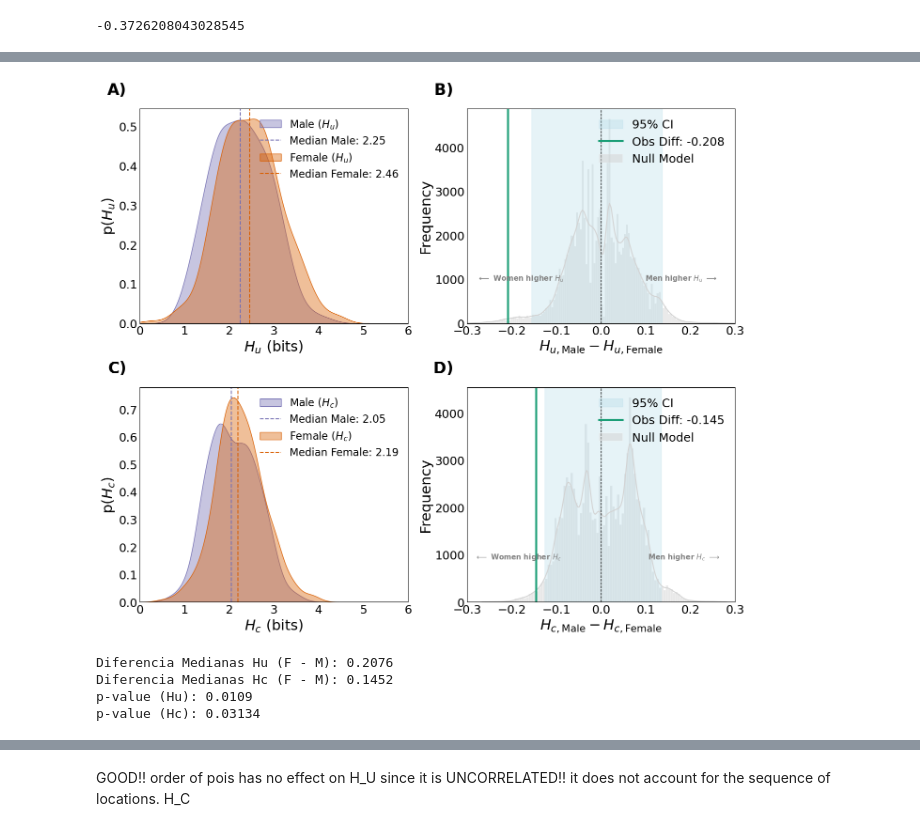
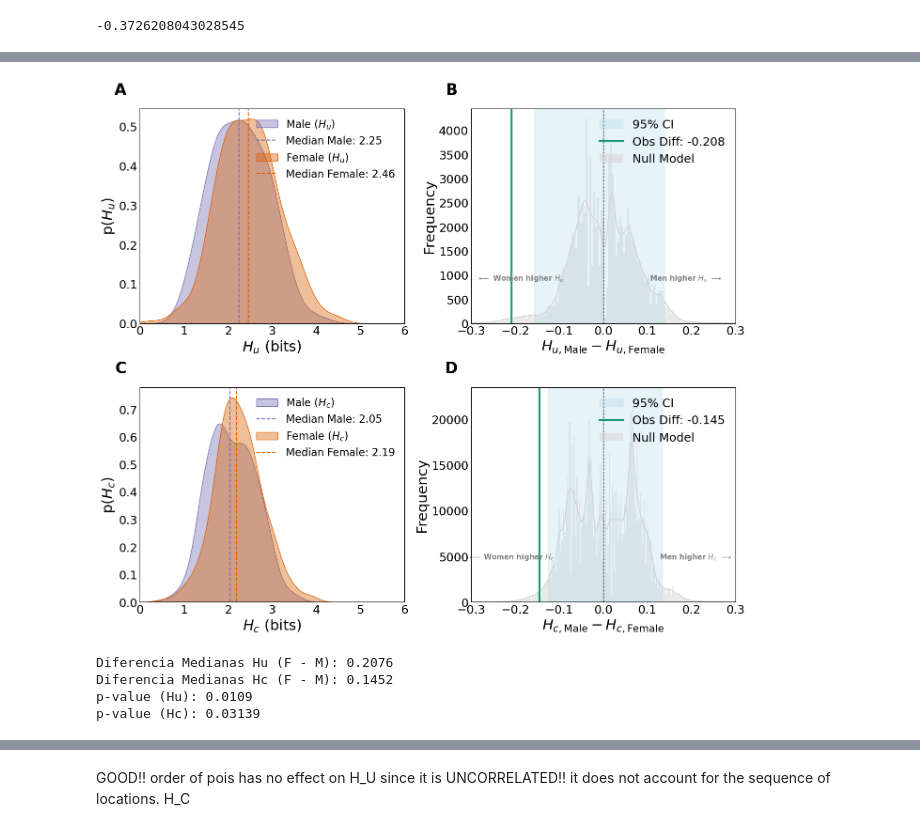
Before and after one commit to annaszymanskicortes/MScThesis_mobilityanalysis, a Jupyter notebook: null_model.ipynb, the cells around one changed output, grey strips where cells are left out. Cells and saved outputs as stored; diff of their text form; code cells hidden in the pictures.

```diff
--- a/null_model.ipynb
+++ b/null_model.ipynb
@@ -350,7 +350,7 @@ p_val_hu = np.mean(np.abs(null_diffs_hu) >= np.abs(obs_diff_hu))
 # Simulación Modelo Nulo H_c
 obs_diff_hc = -0.1452232917105456
 null_diffs_hc = []
-for _ in range(100000):
+for _ in range(1000000):
     shuffled_genders = np.random.permutation(original_genders)
     m_med = np.median(hc_values[shuffled_genders == 0])
     f_med = np.median(hc_values[shuffled_genders == 1])
@@ -478,7 +478,7 @@ axs[0, 0].set_ylabel('p($H_u$)', fontsize=22)
 axs[0, 0].legend(frameon=False, fontsize=16, loc='upper right')
 axs[0, 0].tick_params(axis='both', direction='in', length=0, labelsize=18)
 axs[0, 0].set_xlim(0, 6)
-axs[0, 0].text(transform=axs[0, 0].transAxes, s="A)", **label_opts)
+axs[0, 0].text(transform=axs[0, 0].transAxes, s="A", **label_opts)
 
 # --- PLOT 2: Null Model H_u (Top-Right) ---
 ci_low_hu = np.percentile(null_diffs_hu, 2.5)
@@ -496,7 +496,7 @@ axs[0, 1].set_xlabel(r'$H_{u, \mathrm{Male}} - H_{u, \mathrm{Female}}$', fontsiz
 axs[0, 1].set_ylabel('Frequency', fontsize=22)
 axs[0, 1].tick_params(axis='both', direction='in', length=0, labelsize=18)
 axs[0, 1].legend(frameon=False, fontsize=18)
-axs[0, 1].text(transform=axs[0, 1].transAxes, s="B)", **label_opts)
+axs[0, 1].text(transform=axs[0, 1].transAxes, s="B", **label_opts)
 
 
 # ------------------------------------------
@@ -513,42 +513,42 @@ axs[1, 0].set_ylabel('p($H_c$)', fontsize=22)
 axs[1, 0].legend(frameon=False, fontsize=16)
 axs[1, 0].tick_params(axis='both', direction='in', length=0, labelsize=18)
 axs[1, 0].set_xlim(0, 6)
-axs[1, 0].text(transform=axs[1, 0].transAxes, s="C)", **label_opts)
+axs[1, 0].text(transform=axs[1, 0].transAxes, s="C", **label_opts)
 
 # --- PLOT 4: Null Model H_c (Bottom-Right) ---
 ci_low_hc = np.percentile(null_diffs_hc, 2.5)
 ci_high_hc = np.percentile(null_diffs_hc, 97.5)
 sns.histplot(null_diffs_hc, kde=True, color='lightgray', edgecolor='white', label='Null Model', ax=axs[1, 1])
 axs[1, 1].axvspan(ci_low_hc, ci_high_hc, color='lightblue', alpha=0.3, label='95% CI')
 axs[1, 1].axvline(obs_diff_hc, color=cmap(0), lw=3, label=f'Obs Diff: {obs_diff_hc:.3f}')
 axs[1, 1].axvline(0, color='black', lw=1, linestyle='--')
 y_max_hc = axs[1, 1].get_ylim()[1]
 x_range_hc = max(abs(null_diffs_hc.min()), abs(null_diffs_hc.max()), abs(obs_diff_hc)) * 1.2
 axs[1, 1].text(-x_range_hc*0.55, y_max_hc*0.2, '$\longleftarrow$ Women higher $H_c$', color='gray', fontweight='bold', ha='center', fontsize=11)
 axs[1, 1].text(x_range_hc*0.55, y_max_hc*0.2, 'Men higher $H_c$ $\longrightarrow$', color='gray', fontweight='bold', ha='center', fontsize=11)
 axs[1, 1].set_xlim(-0.3, 0.3)
 axs[1, 1].set_xlabel(r'$H_{c, \mathrm{Male}} - H_{c, \mathrm{Female}}$', fontsize=22)
 axs[1, 1].set_ylabel('Frequency', fontsize=22)
 axs[1, 1].tick_params(axis='both', direction='in', length=0, labelsize=18)
 axs[1, 1].legend(frameon=False, loc='upper right', fontsize=18)
-axs[1, 1].text(transform=axs[1, 1].transAxes, s="D)", **label_opts)
+axs[1, 1].text(transform=axs[1, 1].transAxes, s="D", **label_opts)
 
 
 # Ajustes generales del panel y guardado
 plt.tight_layout()
 plt.savefig('panel_entropy_analysis.png', dpi=300)
 plt.show()
 
 # ==========================================
 # 3. IMPRESIÓN DE RESULTADOS EN CONSOLA
 # ==========================================
 print(f"Diferencia Medianas Hu (F - M): {hu_female.median() - hu_male.median():.4f}")
 print(f"Diferencia Medianas Hc (F - M): {hc_female.median() - hc_male.median():.4f}")
 print(f"p-value (Hu): {p_val_hu:.4f}")
 print(f"p-value (Hc): {p_val_hc:.5f}")
 # %% [output]
-[figure, old version]
+[figure, new version]
 Diferencia Medianas Hu (F - M): 0.2076
 Diferencia Medianas Hc (F - M): 0.1452
 p-value (Hu): 0.0109
-p-value (Hc): 0.03134
+p-value (Hc): 0.03139
```
Also changed, not shown: parts of 6 cells of this notebook, 11 other files.
